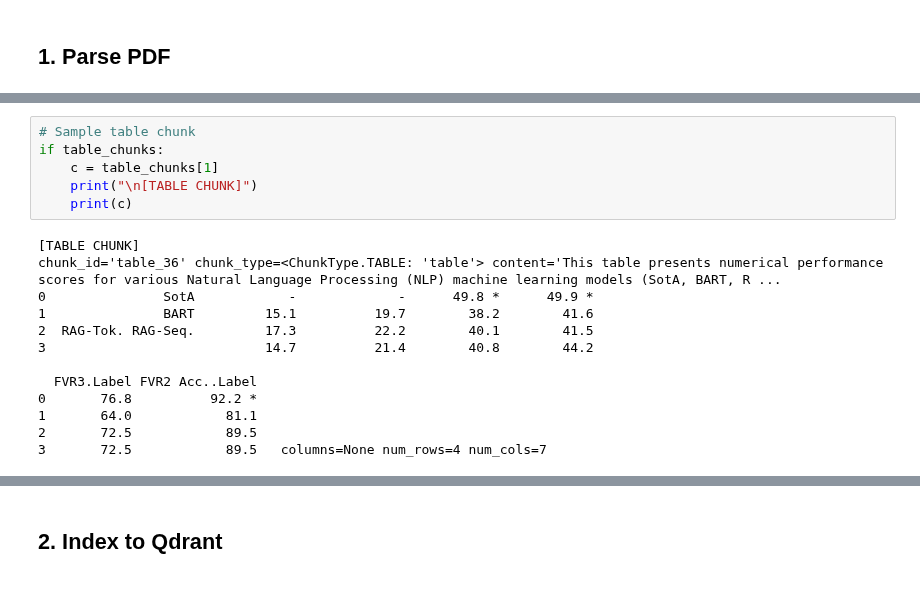
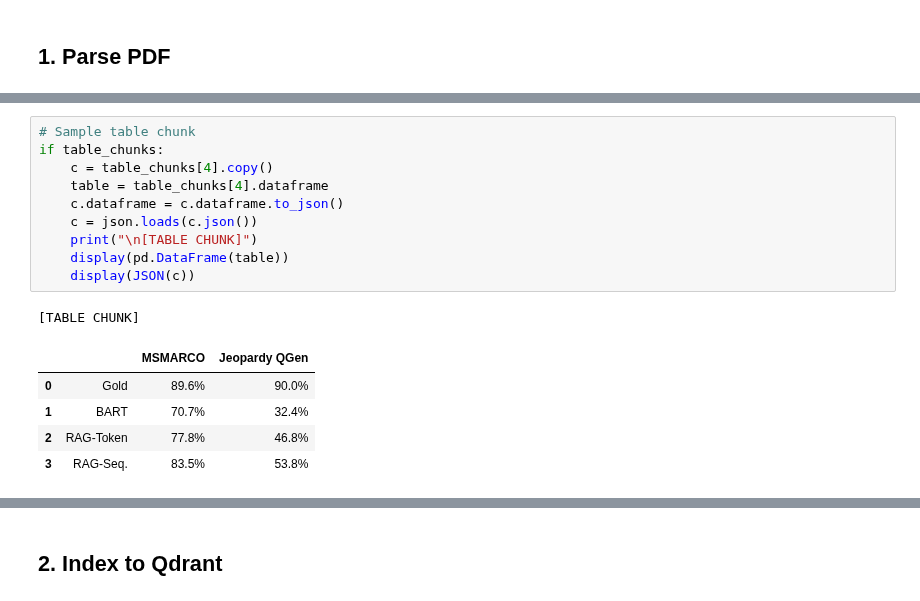
Before and after one commit to mahimaarora/multimodal-parser, a Jupyter notebook: multimodal_parser/demo.ipynb, the cells around one changed output, grey strips where cells are left out. Saved outputs shown, nothing was run; the diff lists cells and outputs as text.

```diff
--- a/multimodal_parser/demo.ipynb
+++ b/multimodal_parser/demo.ipynb
@@ -49,19 +42,17 @@ chunk_id='text_10' chunk_type=<ChunkType.TEXT: 'text'> content="3.1 Open-domain
 # %%
 # Sample table chunk
 if table_chunks:
-    c = table_chunks[1]
+    c = table_chunks[4].copy()
+    table = table_chunks[4].dataframe
+    c.dataframe = c.dataframe.to_json()
+    c = json.loads(c.json())
     print("\n[TABLE CHUNK]")
-    print(c)
+    display(pd.DataFrame(table))
+    display(JSON(c))
 # %% [output]
 [TABLE CHUNK]
-chunk_id='table_36' chunk_type=<ChunkType.TABLE: 'table'> content='This table presents numerical performance scores for various Natural Language Processing (NLP) machine learning models (SotA, BART, R ...
-0               SotA            -             -      49.8 *      49.9 *
-1               BART         15.1          19.7        38.2        41.6
-2  RAG-Tok. RAG-Seq.         17.3          22.2        40.1        41.5
-3                            14.7          21.4        40.8        44.2
-
-  FVR3.Label FVR2 Acc..Label
-0       76.8          92.2 *
-1       64.0            81.1
-2       72.5            89.5
-3       72.5            89.5   columns=None num_rows=4 num_cols=7
+|  |  | MSMARCO | Jeopardy QGen |
+| 0 | Gold | 89.6% | 90.0% |
+| 1 | BART | 70.7% | 32.4% |
+| 2 | RAG-Token | 77.8% | 46.8% |
+| 3 | RAG-Seq. | 83.5% | 53.8% |
```
Also changed, not shown: parts of 11 cells of this notebook, 57 other files.
